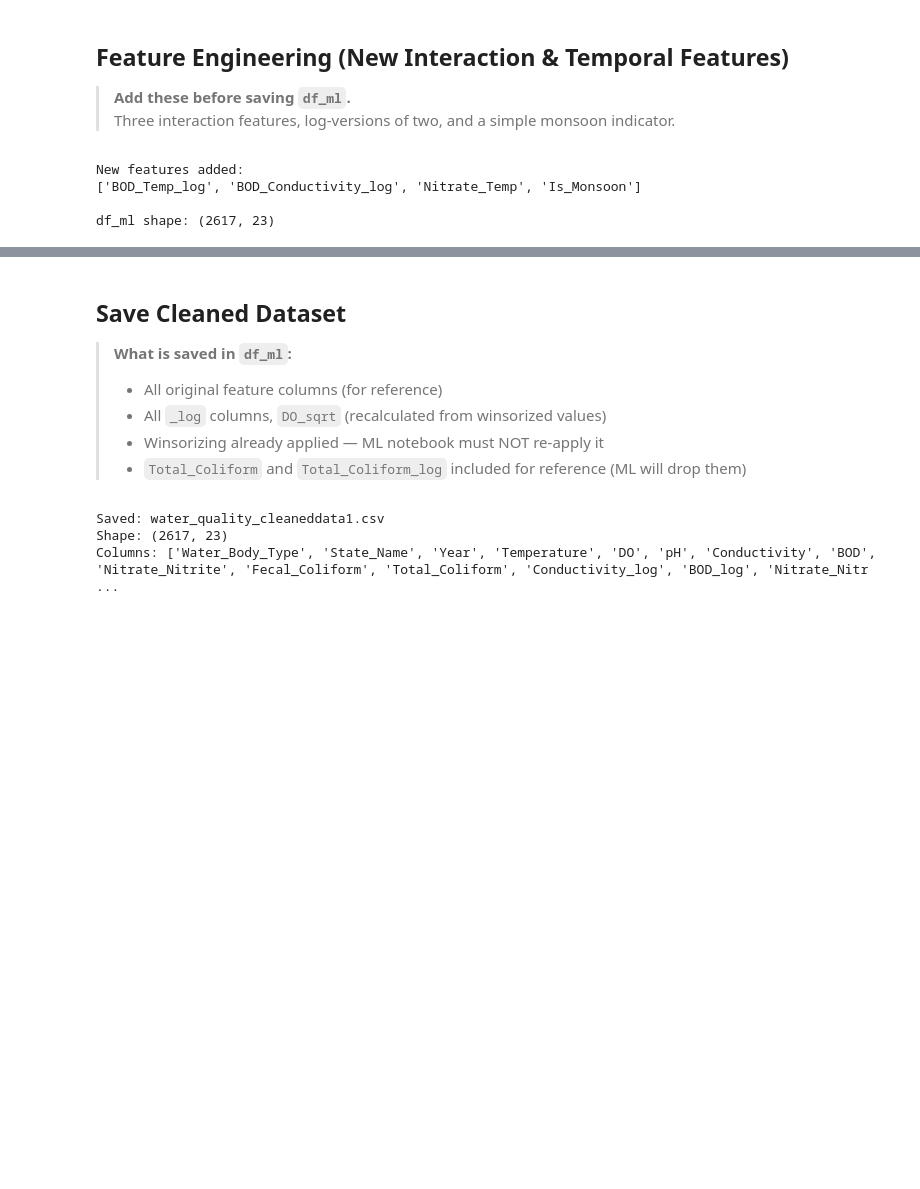
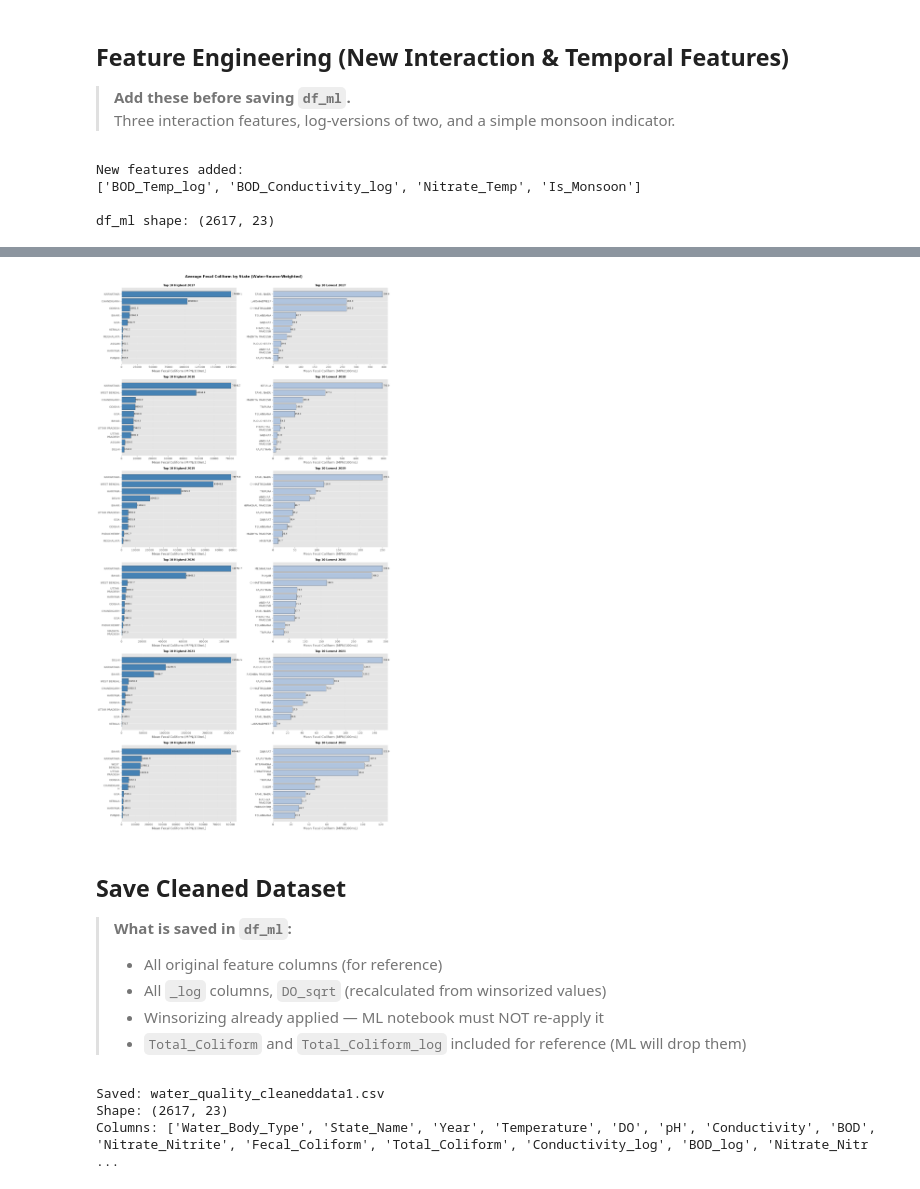
Before and after one commit to thearyt572-jpg/L-Eau-Claire, a Jupyter notebook: Notebook/eda_final_menten.ipynb, the cells around one changed output, grey strips where cells are left out. Saved outputs shown, nothing was run; the diff lists cells and outputs as text; code cells hidden in the pictures; blank space fills up the shorter version.

```diff
--- a/Notebook/eda_final_menten.ipynb
+++ b/Notebook/eda_final_menten.ipynb
@@ -623,3 +678,65 @@ df_ml shape: (2617, 23)
+# %%
+# Average Fecal Coliform by State (water-source-weighted) — Top 10 Lowest & Highest, per Year
+
+# average within each water body type, per state, per year
+state_watertype_year_avg = (
+    df.groupby(['Year', 'State_Name', 'Water_Body_Type'])['Fecal_Coliform']
+    .mean()
+    .reset_index()
+)
+
+# average those group-means together → one weighted value per state per year
+state_year_avg = (
+    state_watertype_year_avg.groupby(['Year', 'State_Name'])['Fecal_Coliform']
+    .mean()
+    .reset_index()
+)
+
+years = sorted(state_year_avg['Year'].unique())
+fig, axes = plt.subplots(len(years), 2, figsize=(16, 5 * len(years)))
+if len(years) == 1:
+    axes = [axes]
+
+for row, year in enumerate(years):
+    yr_data = state_year_avg[state_year_avg['Year'] == year].set_index('State_Name')['Fecal_Coliform']
+    yr_data = yr_data.sort_values(ascending=False)
+
+    top10_highest = yr_data.head(10)
+    top10_lowest  = yr_data.tail(10).sort_values(ascending=True)
+
+    # Highest 10
+    ax_high = axes[row][0]
+    bars1 = ax_high.barh(top10_highest.index, top10_highest.values,
+                          color='steelblue', edgecolor='black')
+    for bar in bars1:
+        ax_high.text(bar.get_width() + bar.get_width()*0.01, bar.get_y() + bar.get_height()/2,
+                     f'{bar.get_width():.1f}', va='center', fontsize=8)
+    ax_high.set_title(f'Top 10 Highest {year}', fontsize=11, fontweight='bold')
+    ax_high.set_xlabel('Mean Fecal Coliform (MPN/100mL)')
+    ax_high.invert_yaxis()
+    ax_high.spines['top'].set_visible(False)
+    ax_high.spines['right'].set_visible(False)
+    ax_high.grid(axis='x', linestyle='--', alpha=0.3)
+
+    # Lowest 10
+    ax_low = axes[row][1]
+    bars2 = ax_low.barh(top10_lowest.index, top10_lowest.values,
+                         color='lightsteelblue', edgecolor='black')
+    for bar in bars2:
+        ax_low.text(bar.get_width() + bar.get_width()*0.01, bar.get_y() + bar.get_height()/2,
+                    f'{bar.get_width():.1f}', va='center', fontsize=8)
+    ax_low.set_title(f'Top 10 Lowest {year}', fontsize=11, fontweight='bold')
+    ax_low.set_xlabel('Mean Fecal Coliform (MPN/100mL)')
+    ax_low.spines['top'].set_visible(False)
+    ax_low.spines['right'].set_visible(False)
+    ax_low.grid(axis='x', linestyle='--', alpha=0.3)
+
+fig.suptitle('Average Fecal Coliform by State (Water-Source-Weighted)',
+             fontsize=14, fontweight='bold', y=1.0)
+plt.tight_layout()
+plt.show()
+# %% [output]
+[figure, added]
 # %% [markdown]
 ## Save Cleaned Dataset
 
```
Also changed, not shown: parts of 9 cells of this notebook, 2 other files.
